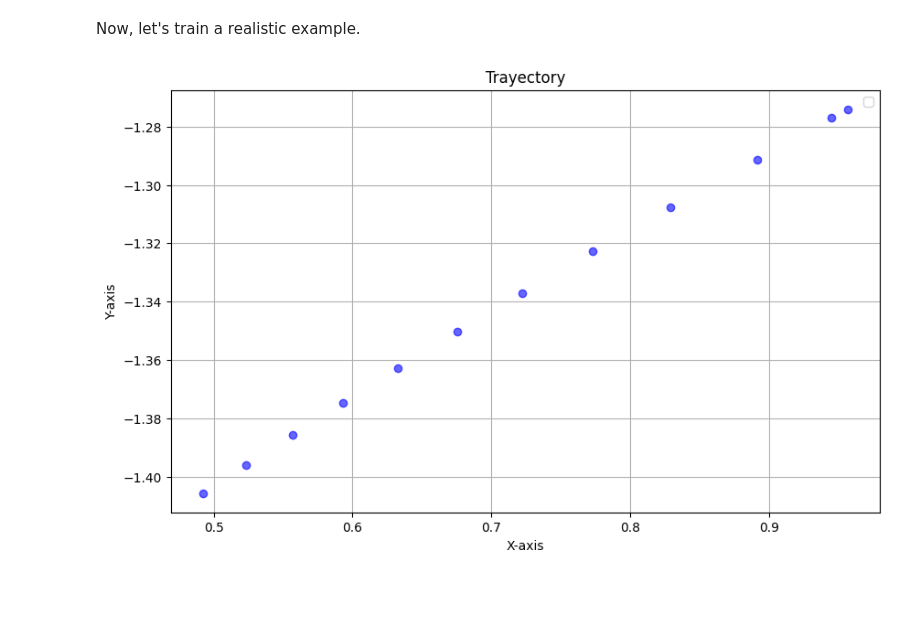
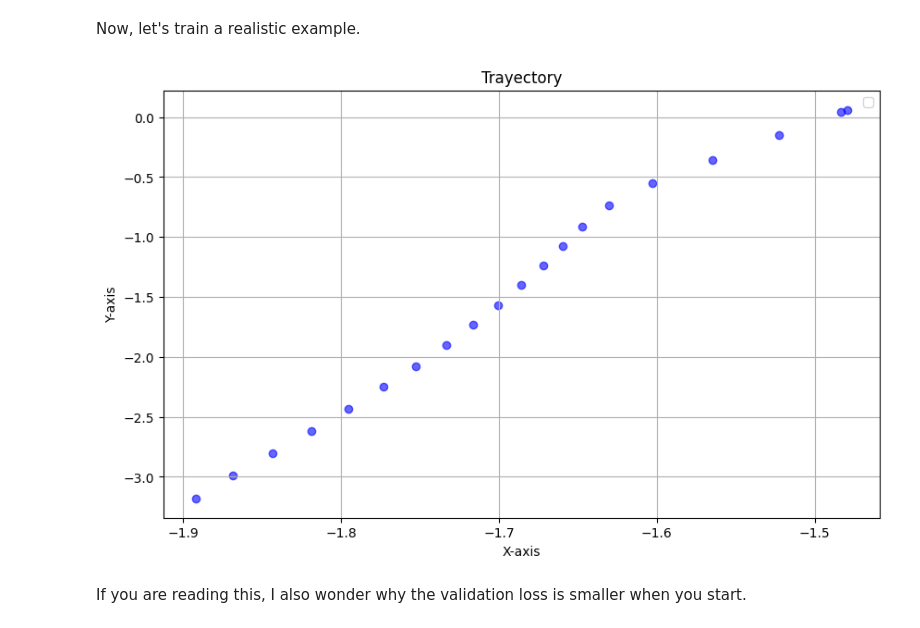
Before and after one commit to AndresCenteno/deep_equilibrium_fodes, a Jupyter notebook: deq.ipynb, the cells around one changed output. Drawn from its saved outputs; the diff is of its cells as text; code cells hidden in the pictures; blank space fills up the shorter version.

```diff
--- a/deq.ipynb
+++ b/deq.ipynb
@@ -119,6 +118,17 @@ gradcheck(deq, u0.double().requires_grad_(), eps=1e-5, atol=1e-3, check_undefine
 True
 # %% [markdown]
 Now, let's train a realistic example.
+# %%
+n_samples = 1000
+d = 5
+T = 20
+Nt = 20
+alpha = 0.9
+
+u0_ex = torch.randn(n_samples, d)*3
+hidden_net = FODE(alpha,T,Nt,d)
+hidden_deq = DEQFixedPoint(hidden_net,forward_iteration)
+uT_ex = hidden_deq(u0_ex).detach()
 # %%
 def plot3d(uT):
     plt.figure(figsize=(10, 6))
@@ -146,7 +145,7 @@ uT_ex = hidden_deq(u0_ex).detach()
 # %%
-plot3d(uT_ex[4])
+plot3d(uT_ex[1])
 # %% [output]
-[figure, old version]
+[figure, new version]
 # %%
 dataset = TensorDataset(u0_ex,uT_ex)
 trainable_net = FODE(alpha,T,Nt,d)
@@ -179,6 +178,8 @@ def epoch(loader, model, opt=None, lr_scheduler=None):
         total_loss += loss.item() * X.shape[0]
 
     return total_loss / len(loader.dataset)
+# %% [markdown]
+If you are reading this, I also wonder why the validation loss is smaller when you start.
 # %%
 opt = optim.Adam(model.parameters(), lr=1e-3)
 max_epochs = 50
```
Also changed, not shown: parts of 6 cells of this notebook.
